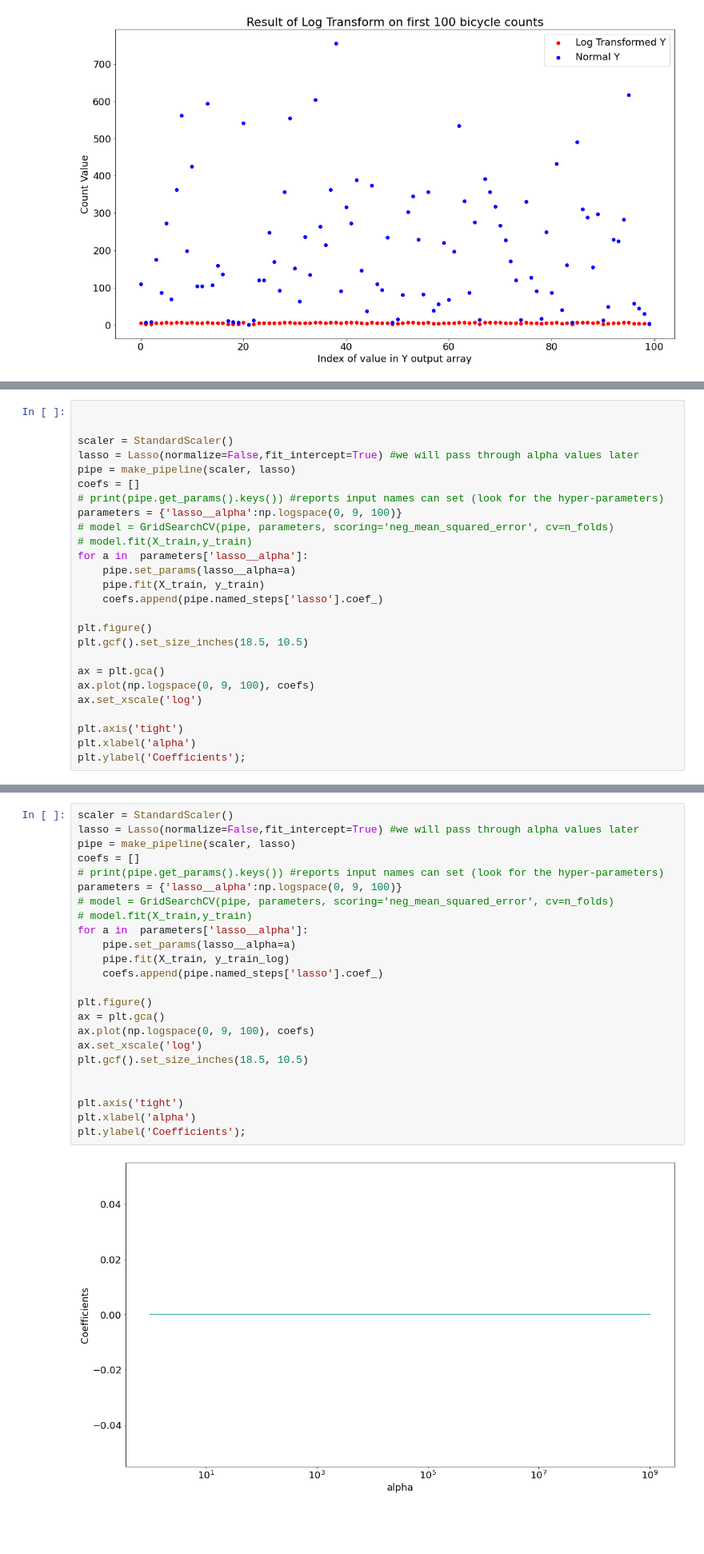
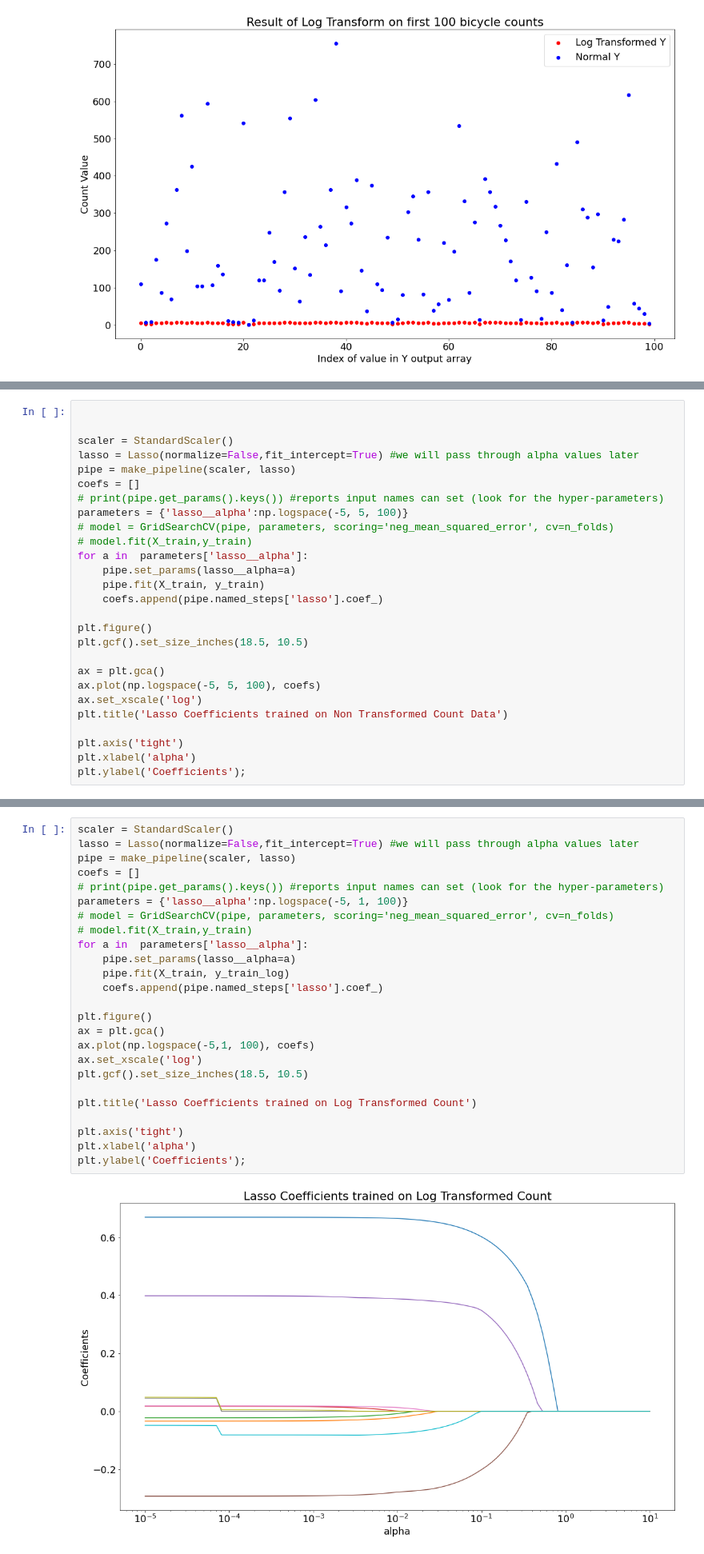
Before and after one commit to NathanHergenreter/CS574_BikeSharing, a Jupyter notebook: lasso.ipynb, the cells around one changed output, grey strips where cells are left out. Shown at 80% size. Cells and saved outputs as stored; diff of their text form; blank space fills up the shorter version.

Commit message:
corrected titles of figures, made them more easy to read, found out a problem with the log transformed lasso coefficients, so thats cool

```diff
--- a/lasso.ipynb
+++ b/lasso.ipynb
@@ -147,7 +166,7 @@ lasso = Lasso(normalize=False,fit_intercept=True) #we will pass through alpha va
 pipe = make_pipeline(scaler, lasso)
 coefs = []
 # print(pipe.get_params().keys()) #reports input names can set (look for the hyper-parameters)
-parameters = {'lasso__alpha':np.logspace(0, 9, 100)}
+parameters = {'lasso__alpha':np.logspace(-5, 5, 100)}
 # model = GridSearchCV(pipe, parameters, scoring='neg_mean_squared_error', cv=n_folds)
 # model.fit(X_train,y_train)
 for a in  parameters['lasso__alpha']:
@@ -159,8 +178,9 @@ plt.figure()
 plt.gcf().set_size_inches(18.5, 10.5)
 
 ax = plt.gca()
-ax.plot(np.logspace(0, 9, 100), coefs)
+ax.plot(np.logspace(-5, 5, 100), coefs)
 ax.set_xscale('log')
+plt.title('Lasso Coefficients trained on Non Transformed Count Data')
 
 plt.axis('tight')
 plt.xlabel('alpha')
@@ -170,29 +190,30 @@ plt.ylabel('Coefficients');
 # %%
 scaler = StandardScaler()
 lasso = Lasso(normalize=False,fit_intercept=True) #we will pass through alpha values later
 pipe = make_pipeline(scaler, lasso)
 coefs = []
 # print(pipe.get_params().keys()) #reports input names can set (look for the hyper-parameters)
-parameters = {'lasso__alpha':np.logspace(0, 9, 100)}
+parameters = {'lasso__alpha':np.logspace(-5, 1, 100)}
 # model = GridSearchCV(pipe, parameters, scoring='neg_mean_squared_error', cv=n_folds)
 # model.fit(X_train,y_train)
 for a in  parameters['lasso__alpha']:
     pipe.set_params(lasso__alpha=a)
     pipe.fit(X_train, y_train_log)
     coefs.append(pipe.named_steps['lasso'].coef_)
 
 plt.figure()
 ax = plt.gca()
-ax.plot(np.logspace(0, 9, 100), coefs)
+ax.plot(np.logspace(-5,1, 100), coefs)
 ax.set_xscale('log')
 plt.gcf().set_size_inches(18.5, 10.5)
 
+plt.title('Lasso Coefficients trained on Log Transformed Count')
 
 plt.axis('tight')
 plt.xlabel('alpha')
 plt.ylabel('Coefficients');
 # %% [output]
-[figure, old version]
+[figure, new version]
 # %%
 print("Best alpha Log: " + str(gsLassoLog.best_params_['lasso__alpha']))
 print("Best coeff Log: " + str(gsLassoLog.best_estimator_.named_steps['lasso'].coef_))
```
Also changed, not shown: parts of 13 cells of this notebook, 2 other files.
